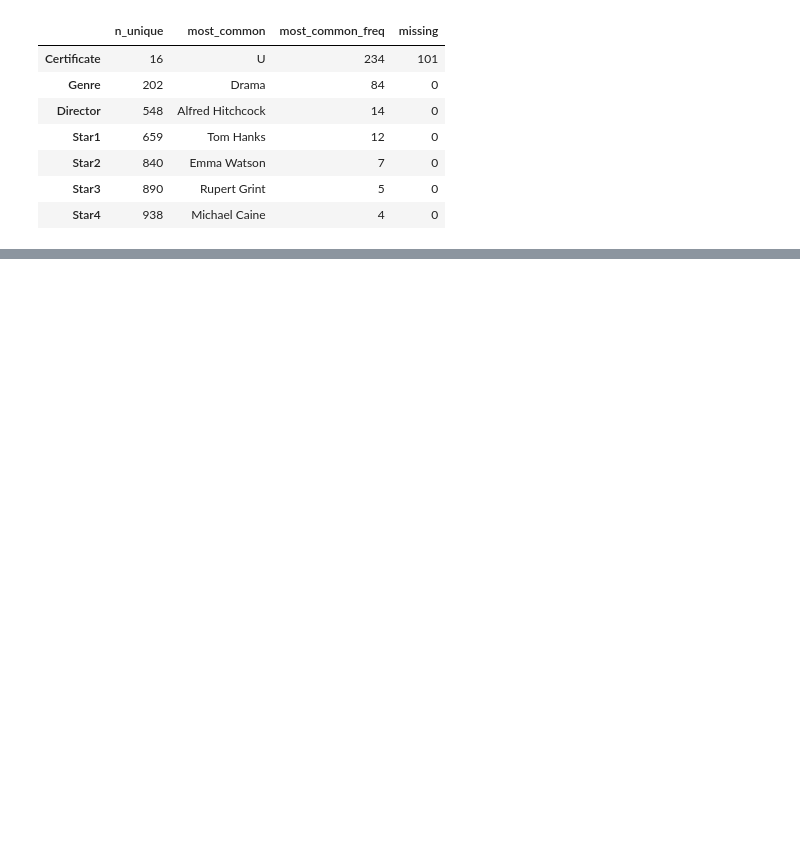
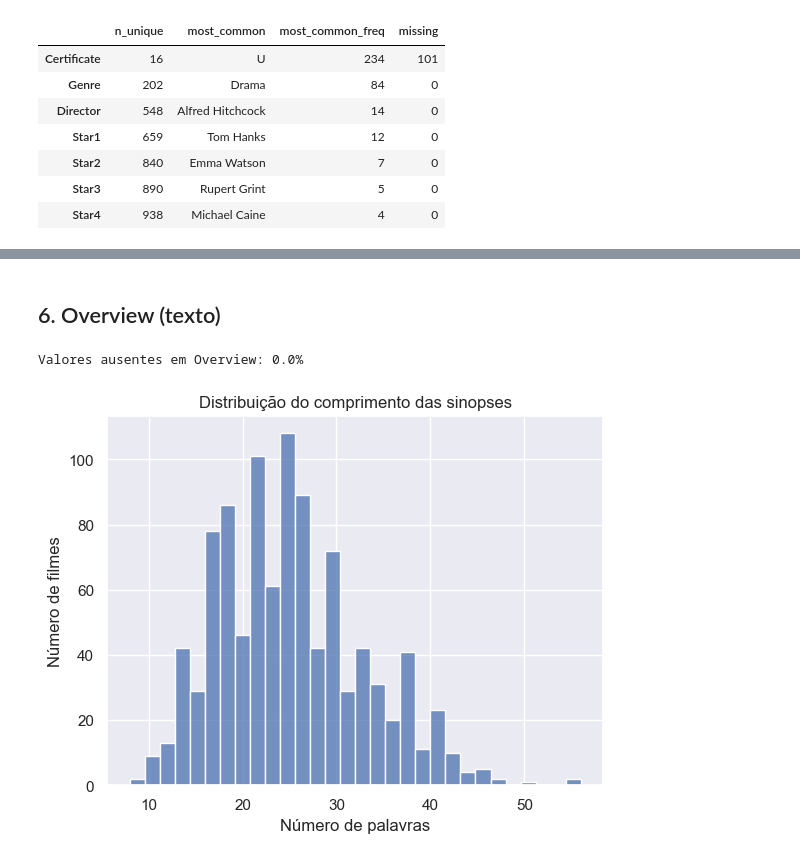
Before and after one commit to nalugomesv/film-greenlight-recommender, a Jupyter notebook: notebooks/01_eda.ipynb, the cells around one changed output, grey strips where cells are left out. Saved outputs shown, nothing was run; the diff lists cells and outputs as text; code cells hidden in the pictures; blank space fills up the shorter version.

```diff
--- a/notebooks/01_eda.ipynb
+++ b/notebooks/01_eda.ipynb
@@ -802,0 +907,16 @@ Conclusões Gerais
+# %% [markdown]
+## 6. Overview (texto)
+# %%
+missing_pct = df["Overview"].isna().mean() * 100
+print(f"Valores ausentes em Overview: {missing_pct:.1f}%")
+
+df["overview_len"] = df["Overview"].dropna().astype(str).str.split().apply(len)
+
+sns.histplot(df["overview_len"], bins=30, kde=False)
+plt.title("Distribuição do comprimento das sinopses")
+plt.xlabel("Número de palavras")
+plt.ylabel("Número de filmes")
+plt.show()
+# %% [output]
+Valores ausentes em Overview: 0.0%
+[figure, added]
```
Also changed, not shown: parts of 55 cells of this notebook, 26 other files.
